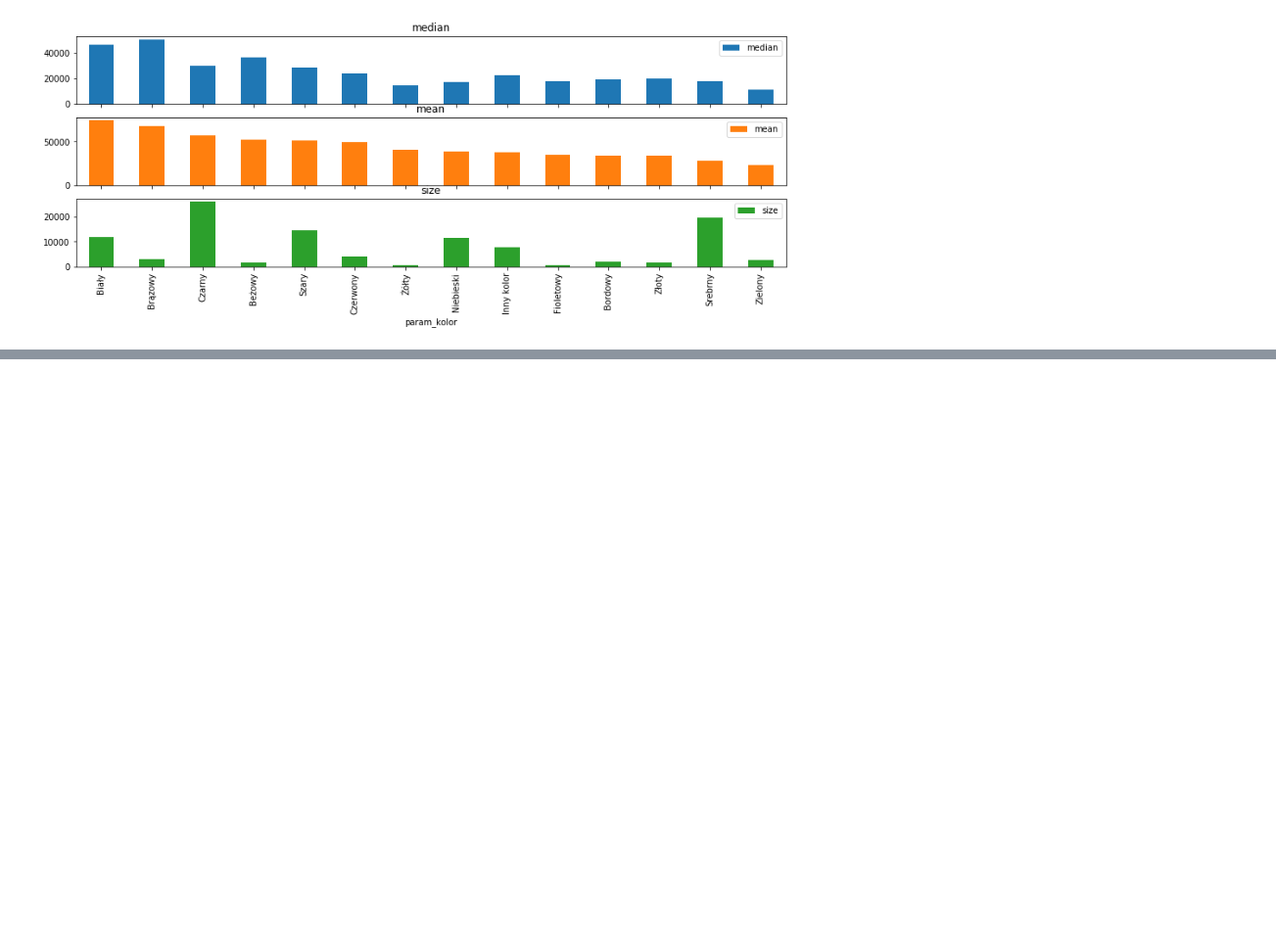
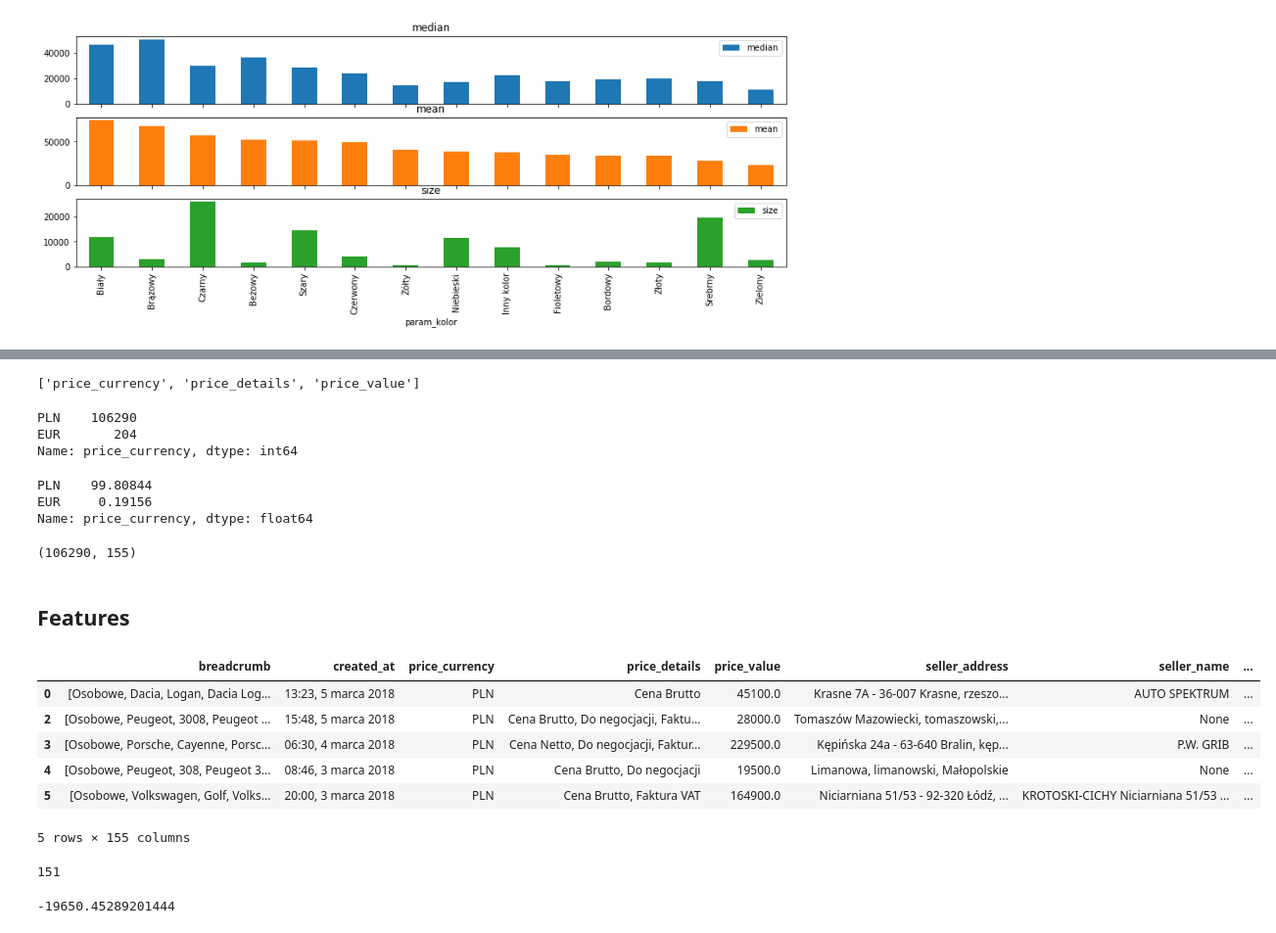
Before and after one commit to askoniec/DataWorkshopMatrix, a Jupyter notebook: CarPricesPredict.ipynb, the cells around one changed output, grey strips where cells are left out. Shown at 98% size. Saved outputs shown, nothing was run; the diff lists cells and outputs as text; code cells hidden in the pictures; blank space fills up the shorter version.

```diff
--- a/CarPricesPredict.ipynb
+++ b/CarPricesPredict.ipynb
@@ -100,0 +153,33 @@ groupAndBarPlot('param_kolor',feat_sort = 'mean');
+# %%
+[x for x in df.columns if 'price' in x]
+# %% [output]
+['price_currency', 'price_details', 'price_value']
+# %%
+df['price_currency'].value_counts()
+# %% [output]
+PLN    106290
+EUR       204
+Name: price_currency, dtype: int64
+# %%
+df['price_currency'].value_counts(normalize=True) * 100
+# %% [output]
+PLN    99.80844
+EUR     0.19156
+Name: price_currency, dtype: float64
+# %%
+df = df[ df['price_currency'] != 'EUR']
+df.shape
+# %% [output]
+(106290, 155)
+# %% [markdown]
+## Features
+# %%
+df.head()
+# %% [output]
+|  | breadcrumb | created_at | price_currency | price_details | price_value | seller_address | seller_name | ... |
+| 0 | [Osobowe, Dacia, Logan, Dacia Log... | 13:23, 5 marca 2018 | PLN | Cena Brutto | 45100.0 | Krasne 7A - 36-007 Krasne, rzeszo... | AUTO SPEKTRUM | ... |
+| 2 | [Osobowe, Peugeot, 3008, Peugeot ... | 15:48, 5 marca 2018 | PLN | Cena Brutto, Do negocjacji, Faktu... | 28000.0 | Tomaszów Mazowiecki, tomaszowski,... | None | ... |
+| 3 | [Osobowe, Porsche, Cayenne, Porsc... | 06:30, 4 marca 2018 | PLN | Cena Netto, Do negocjacji, Faktur... | 229500.0 | Kępińska 24a - 63-640 Bralin, kęp... | P.W. GRIB | ... |
+| 4 | [Osobowe, Peugeot, 308, Peugeot 3... | 08:46, 3 marca 2018 | PLN | Cena Brutto, Do negocjacji | 19500.0 | Limanowa, limanowski, Małopolskie | None | ... |
+| 5 | [Osobowe, Volkswagen, Golf, Volks... | 20:00, 3 marca 2018 | PLN | Cena Brutto, Faktura VAT | 164900.0 | Niciarniana 51/53 - 92-320 Łódź, ... | KROTOSKI-CICHY Niciarniana 51/53 ... | ... |
+5 rows × 155 columns
@@ -100,0 +196,15 @@ groupAndBarPlot('param_kolor',feat_sort = 'mean');
+# %%
+cat_feats = [x for x in df.columns if SUFFIX_CAT in x]
+cat_feats = [x for x in cat_feats if 'price' not in x]
+len(cat_feats)
+# %% [output]
+151
+# %%
+X = df[cat_feats].values
+y = df['price_value'].values
+
+model = DecisionTreeRegressor(max_depth=5)
+scores = cross_val_score(model, X, y, cv=3, scoring='neg_mean_absolute_error')
+np.mean(scores)
+# %% [output]
+-19650.45289201444
```
Also changed, not shown: parts of 14 cells of this notebook.
